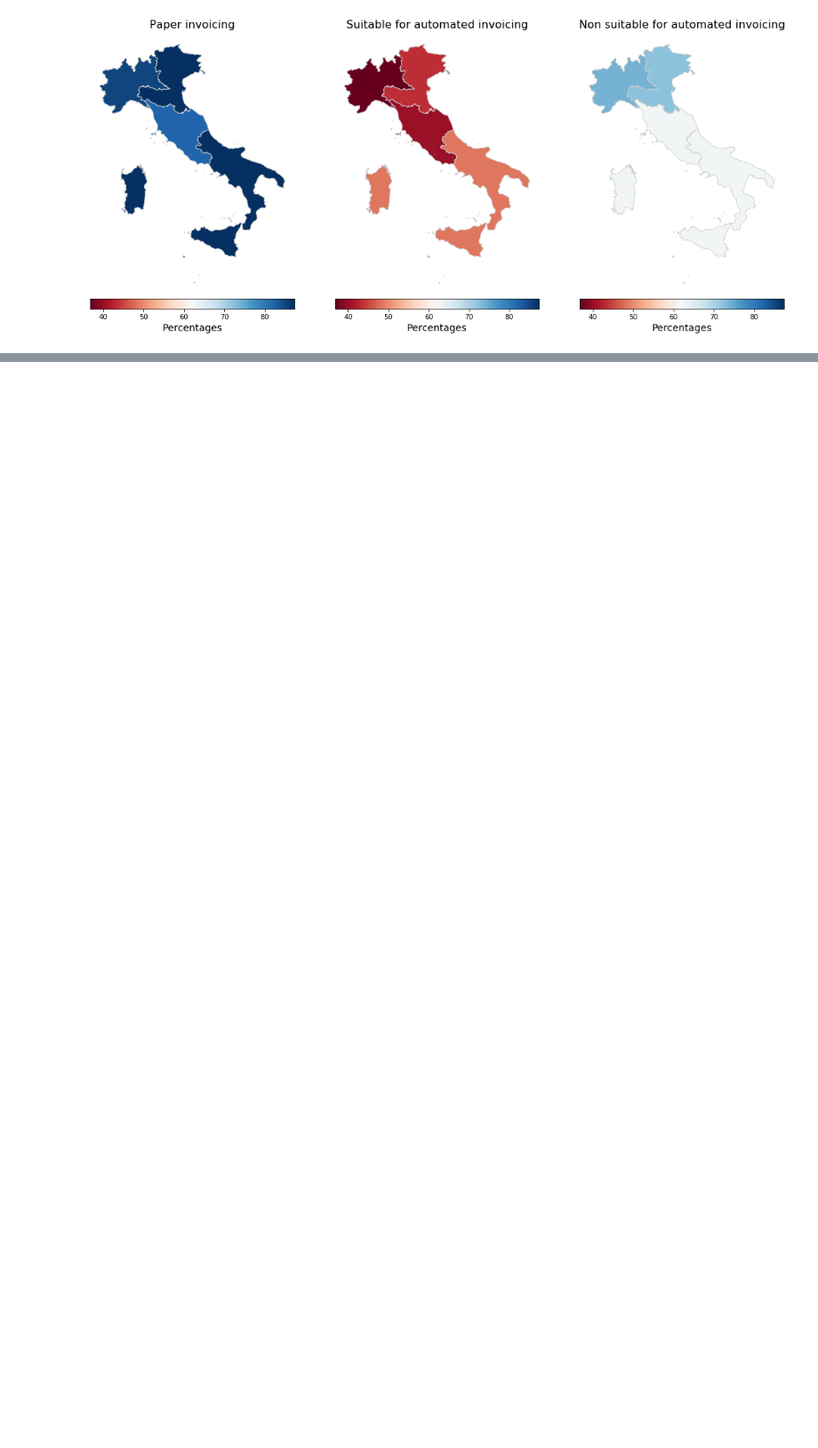
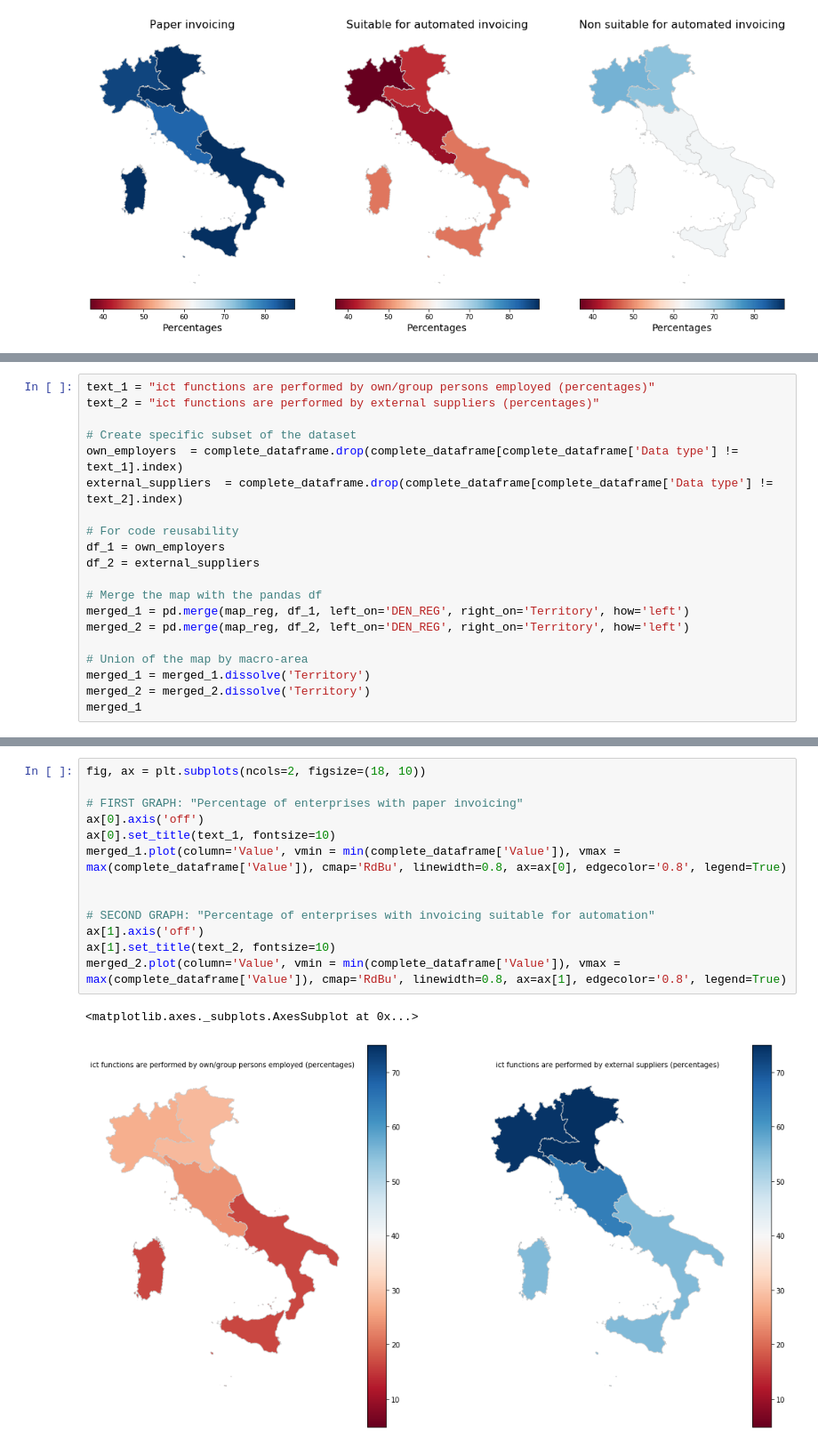
Before and after one commit to mett29/DataViz, a Jupyter notebook: 2nd_block.ipynb, the cells around one changed output, grey strips where cells are left out. Shown at 89% size. Cells and saved outputs as stored; diff of their text form; blank space fills up the shorter version.

```diff
--- a/2nd_block.ipynb
+++ b/2nd_block.ipynb
@@ -301,0 +331,20 @@ Forse per le macro aree la bubble map non va bene, meglio quando ci sono solo re
+# %%
+text_1 = "ict functions are performed by own/group persons employed (percentages)"
+text_2 = "ict functions are performed by external suppliers (percentages)"
+
+# Create specific subset of the dataset
+own_employers  = complete_dataframe.drop(complete_dataframe[complete_dataframe['Data type'] != text_1].index)
+external_suppliers  = complete_dataframe.drop(complete_dataframe[complete_dataframe['Data type'] != text_2].index)
+
+# For code reusability
+df_1 = own_employers
+df_2 = external_suppliers
+
+# Merge the map with the pandas df
+merged_1 = pd.merge(map_reg, df_1, left_on='DEN_REG', right_on='Territory', how='left')
+merged_2 = pd.merge(map_reg, df_2, left_on='DEN_REG', right_on='Territory', how='left')
+
+# Union of the map by macro-area
+merged_1 = merged_1.dissolve('Territory')
+merged_2 = merged_2.dissolve('Territory')
+merged_1
@@ -301,0 +358,16 @@ Forse per le macro aree la bubble map non va bene, meglio quando ci sono solo re
+# %%
+fig, ax = plt.subplots(ncols=2, figsize=(18, 10))
+
+# FIRST GRAPH: "Percentage of enterprises with paper invoicing"
+ax[0].axis('off')
+ax[0].set_title(text_1, fontsize=10)
+merged_1.plot(column='Value', vmin = min(complete_dataframe['Value']), vmax = max(complete_dataframe['Value']), cmap='RdBu', linewidth=0.8, ax=ax[0], edgecolor='0.8', legend=True)
+
+
+# SECOND GRAPH: "Percentage of enterprises with invoicing suitable for automation"
+ax[1].axis('off')
+ax[1].set_title(text_2, fontsize=10)
+merged_2.plot(column='Value', vmin = min(complete_dataframe['Value']), vmax = max(complete_dataframe['Value']), cmap='RdBu', linewidth=0.8, ax=ax[1], edgecolor='0.8', legend=True)
+# %% [output]
+<matplotlib.axes._subplots.AxesSubplot at 0x...>
+[figure, added]
```
Also changed, not shown: parts of 23 cells of this notebook, 3 other files.
